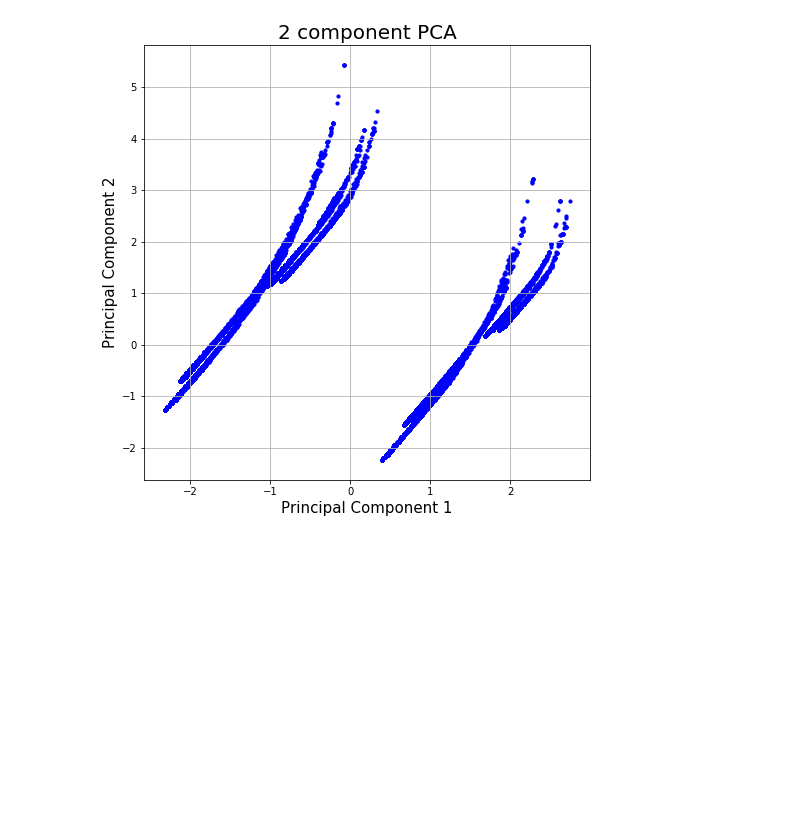
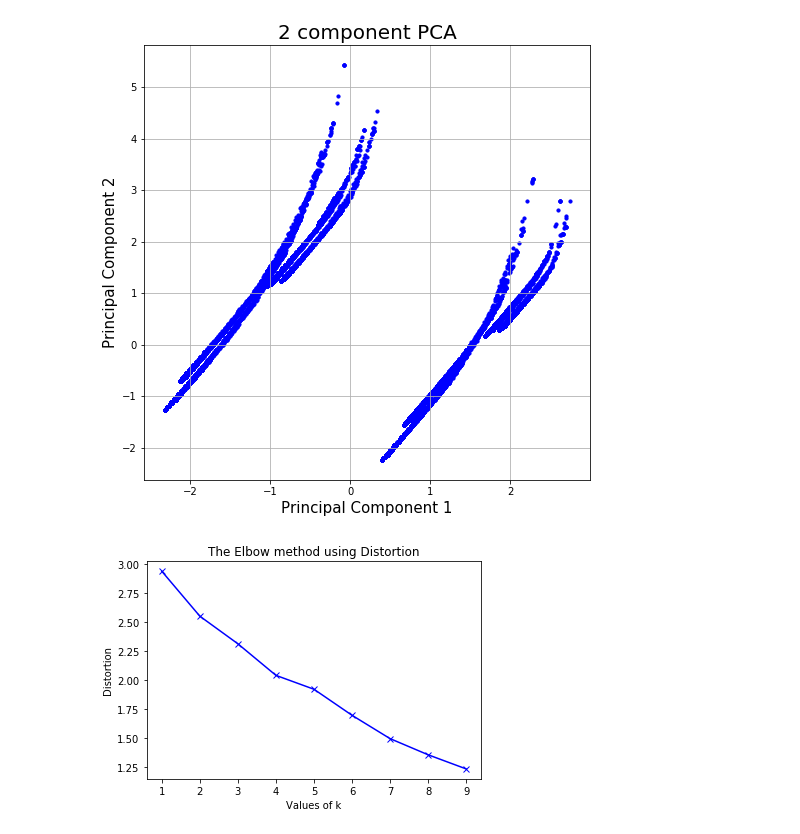
Before and after one commit to amirashabani/Clustering, a Jupyter notebook: MPBNiN.ipynb, the cells around one changed output. Drawn from its saved outputs; the diff is of its cells as text; code cells hidden in the pictures; blank space fills up the shorter version.

Commit message:
Apply Elbow method to find out optimal number of clusters for K-Means

```diff
--- a/MPBNiN.ipynb
+++ b/MPBNiN.ipynb
@@ -146,3 +149,28 @@ ax.scatter(principal_dataframe["principal component 1"], principal_dataframe["pr
 ax.grid()
 # %% [output]
 [figure]
+# %%
+# Elbow method to find out optimal number of clusters for K-Means
+# Build the clustering model and calculate the values of the Distortion and Inertia
+distortions = []
+inertias = []
+mapping1 = {}
+mapping2 = {}
+
+k_range = range(1, 10)
+for k in k_range:
+    kmeans = KMeans(n_clusters=k).fit(X)
+    distortions.append(sum(np.min(cdist(X, kmeans.cluster_centers_, 'euclidean'), axis=1)) / X.shape[0])
+    inertias.append(kmeans.inertia_)
+
+    mapping1[k] = sum(np.min(cdist(X, kmeans.cluster_centers_, 'euclidean'), axis=1)) / X.shape[0]
+    mapping2[k] = kmeans.inertia_
+# %%
+# The Elbow method using Distortion
+plt.plot(k_range, distortions, "bx-")
+plt.xlabel("Values of k")
+plt.ylabel("Distortion")
+plt.title("The Elbow method using Distortion")
+plt.show()
+# %% [output]
+[figure, added]
```
Also changed, not shown: parts of 2 cells of this notebook.
